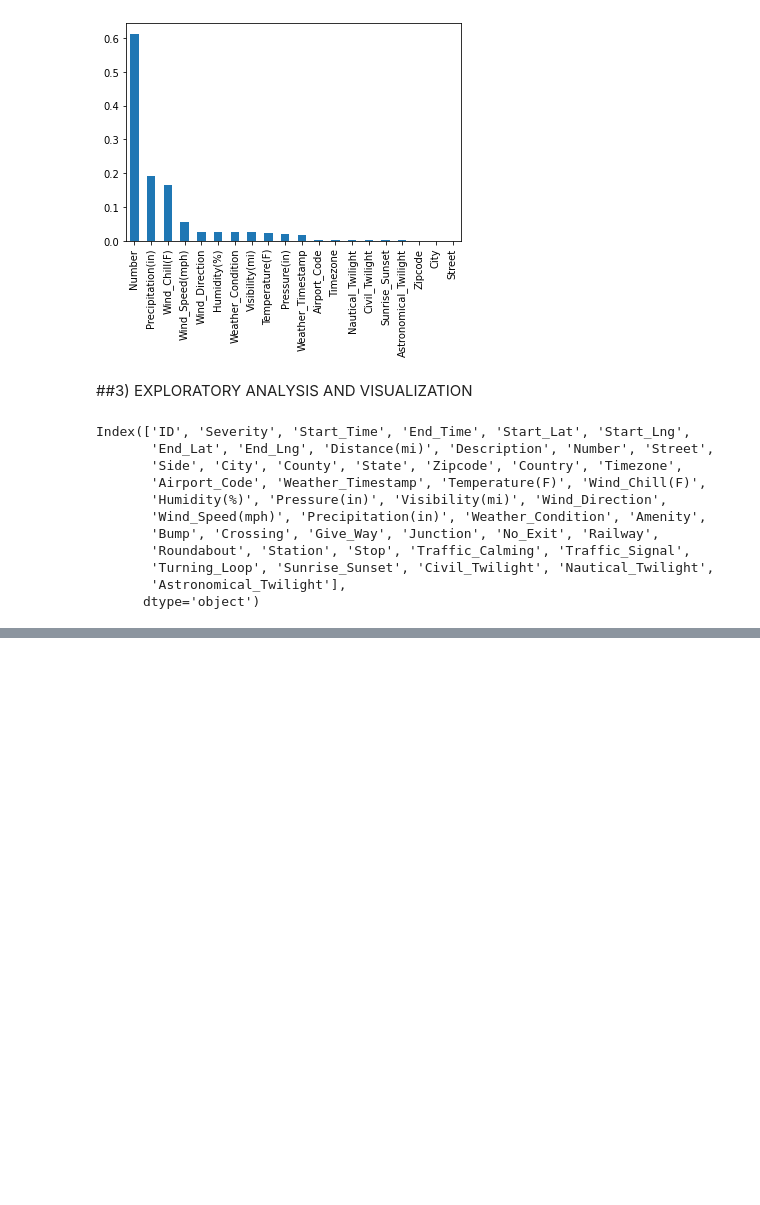
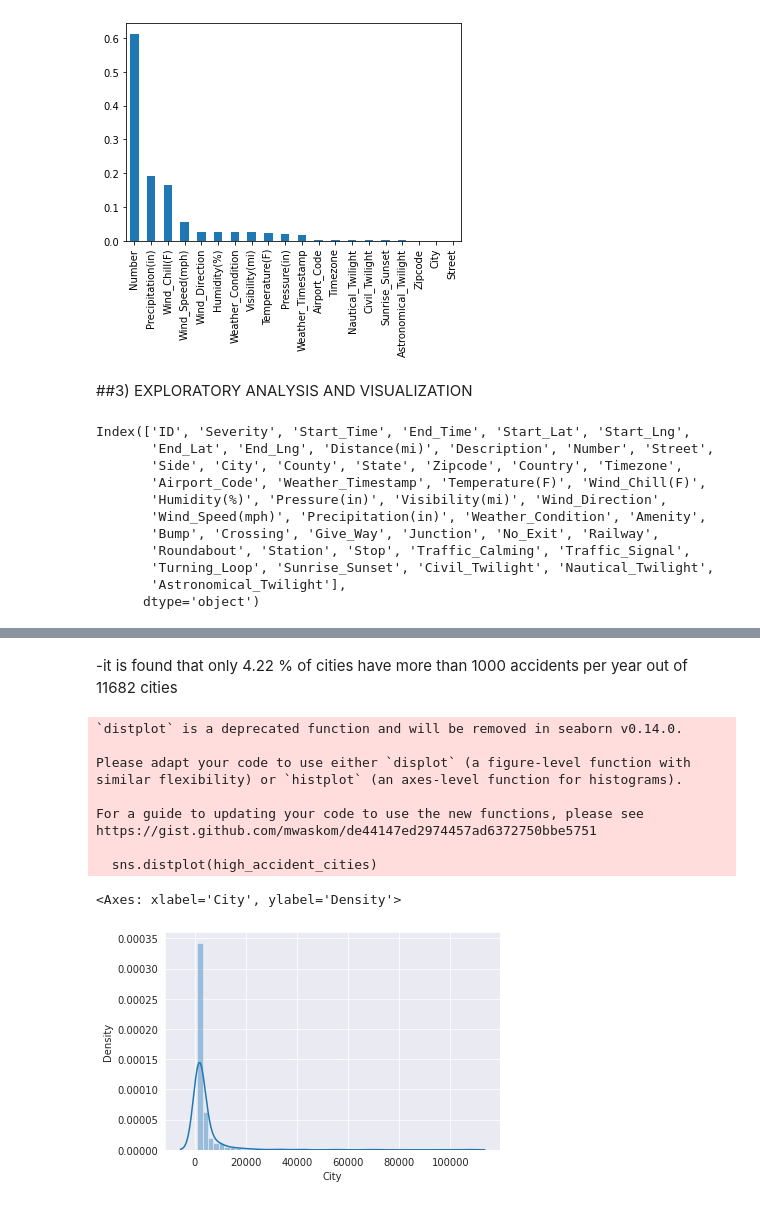
Before and after one commit to athulsunny/US_Accidents_2021-EDA, a Jupyter notebook: US_Accidents_2016_2021.ipynb, the cells around one changed output, grey strips where cells are left out. Saved outputs shown, nothing was run; the diff lists cells and outputs as text; code cells hidden in the pictures; blank space fills up the shorter version.

```diff
--- a/US_Accidents_2016_2021.ipynb
+++ b/US_Accidents_2016_2021.ipynb
@@ -182,0 +235,3 @@ df.describe()
+# %%
+high_accident_cities=city_by_accident[city_by_accident > 1000]
+low_accident_cities=city_by_accident[city_by_accident < 1000]
@@ -182,0 +249,17 @@ df.describe()
+# %% [markdown]
+-it is found that only 4.22 % of cities have more than 1000 accidents per year out of 11682 cities
+# %%
+#Graph of high accident cities
+sns.distplot(high_accident_cities)
+# %% [output]
+`distplot` is a deprecated function and will be removed in seaborn v0.14.0.
+
+Please adapt your code to use either `displot` (a figure-level function with
+similar flexibility) or `histplot` (an axes-level function for histograms).
+
+For a guide to updating your code to use the new functions, please see
+https://gist.github.com/mwaskom/de44147ed2974457ad6372750bbe5751
+
+  sns.distplot(high_accident_cities)
+<Axes: xlabel='City', ylabel='Density'>
+[figure, added]
```
Also changed, not shown: parts of 51 cells of this notebook.
